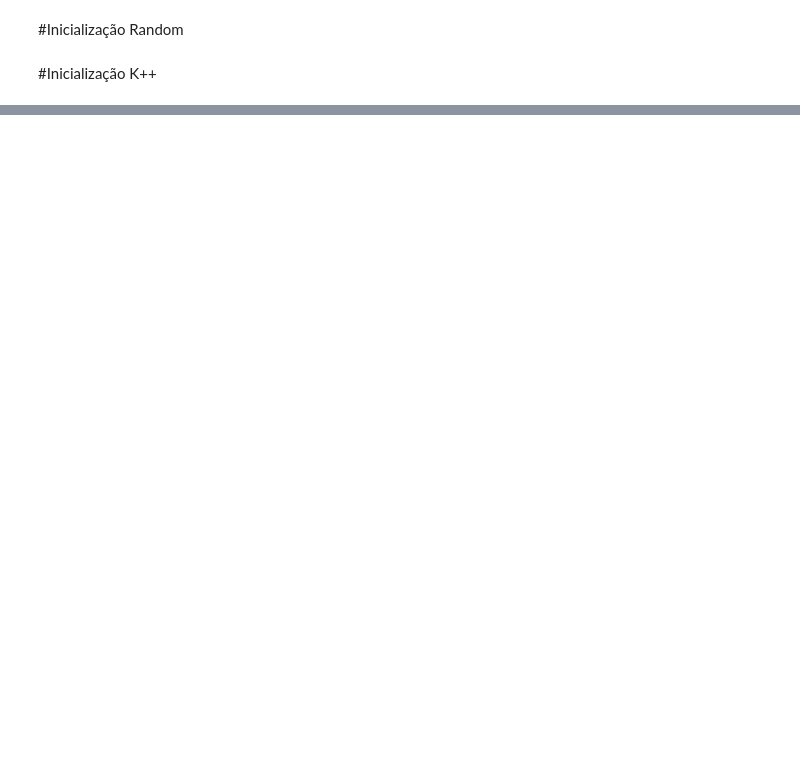
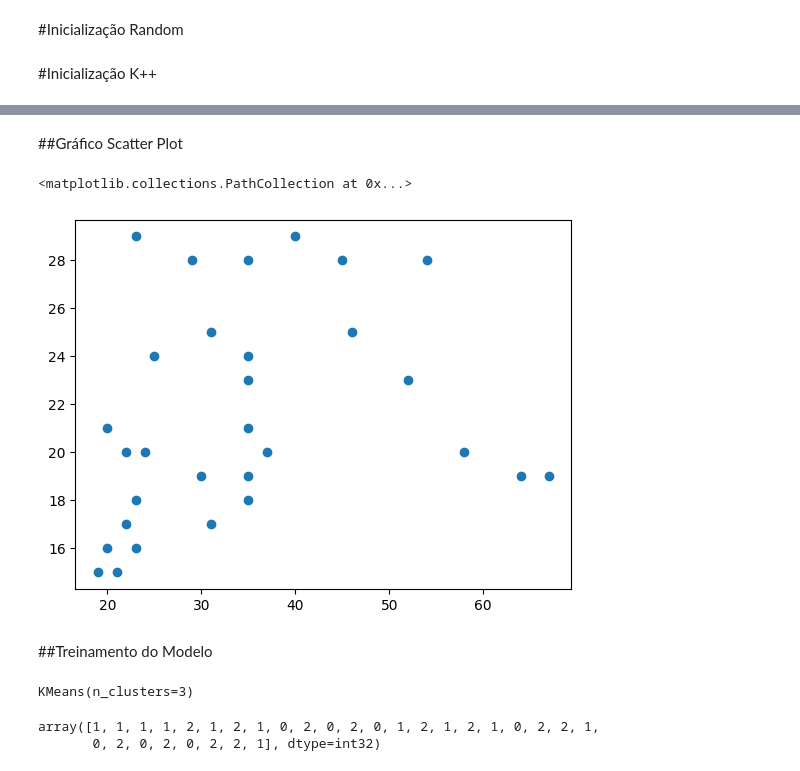
Before and after one commit to Xmagnop/Classification-Algorithms, a Jupyter notebook: K_means.ipynb, the cells around one changed output, grey strips where cells are left out. Saved outputs shown, nothing was run; the diff lists cells and outputs as text; code cells hidden in the pictures; blank space fills up the shorter version.

```diff
--- a/K_means.ipynb
+++ b/K_means.ipynb
@@ -100,0 +145,3 @@ plot_clusters(Z, label, center, 'Random Initialization with 100 Samples')
+# %%
+df = pd.read_csv("/content/Mall_Customers.csv")
+data=df.head(30)
@@ -100,0 +167,20 @@ plot_clusters(Z, label, center, 'Random Initialization with 100 Samples')
+# %% [markdown]
+##Gráfico Scatter Plot
+# %%
+plt.scatter(data['Age'],data['Annual Income (k$)'])
+# %% [output]
+<matplotlib.collections.PathCollection at 0x...>
+[figure, added]
+# %% [markdown]
+##Treinamento do Modelo
+# %%
+km = KMeans(n_clusters=3)
+km
+# %% [output]
+KMeans(n_clusters=3)
+# %%
+y_predict=km.fit_predict(data[['Age','Annual Income (k$)']])
+y_predict
+# %% [output]
+array([1, 1, 1, 1, 2, 1, 2, 1, 0, 2, 0, 2, 0, 1, 2, 1, 2, 1, 0, 2, 2, 1,
+       0, 2, 0, 2, 0, 2, 2, 1], dtype=int32)
```
Also changed, not shown: parts of 36 cells of this notebook.
